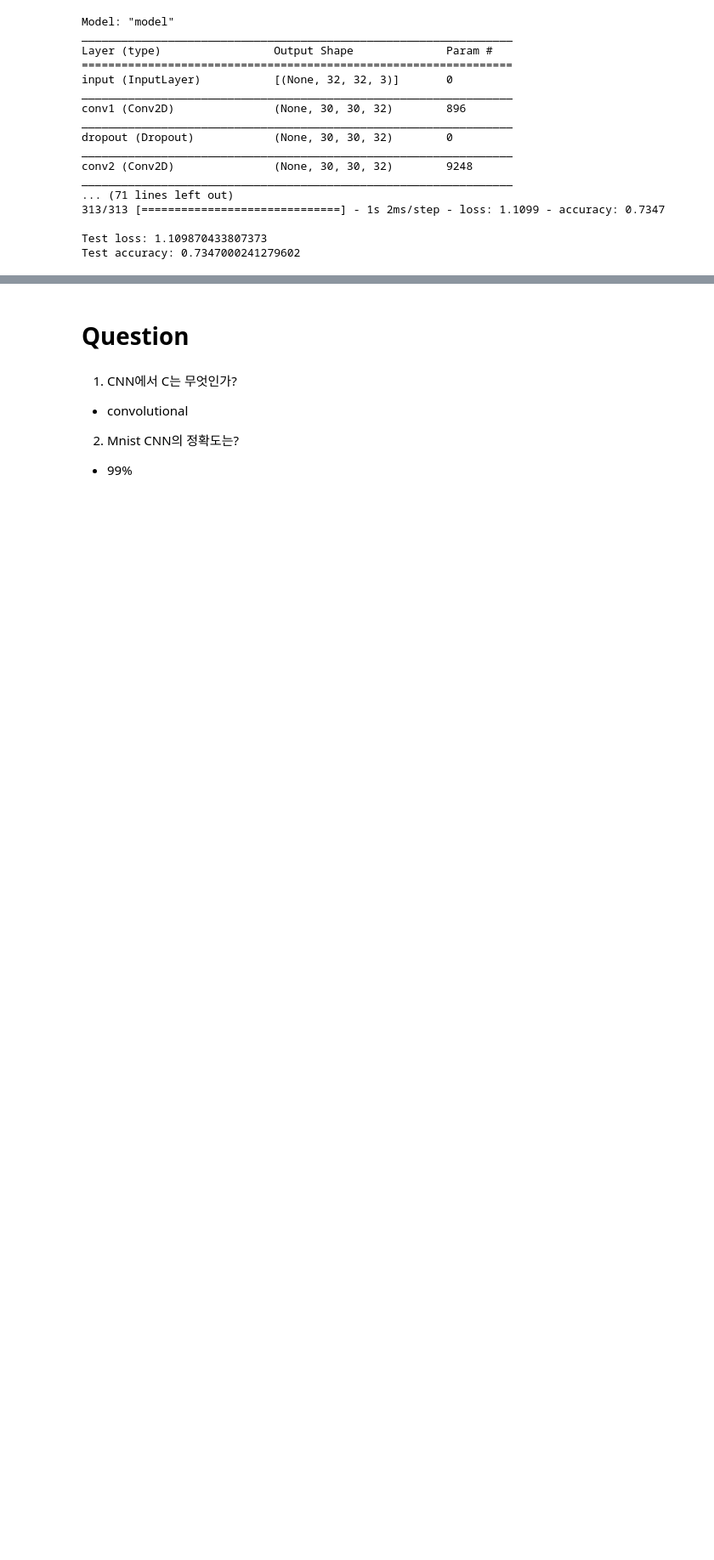
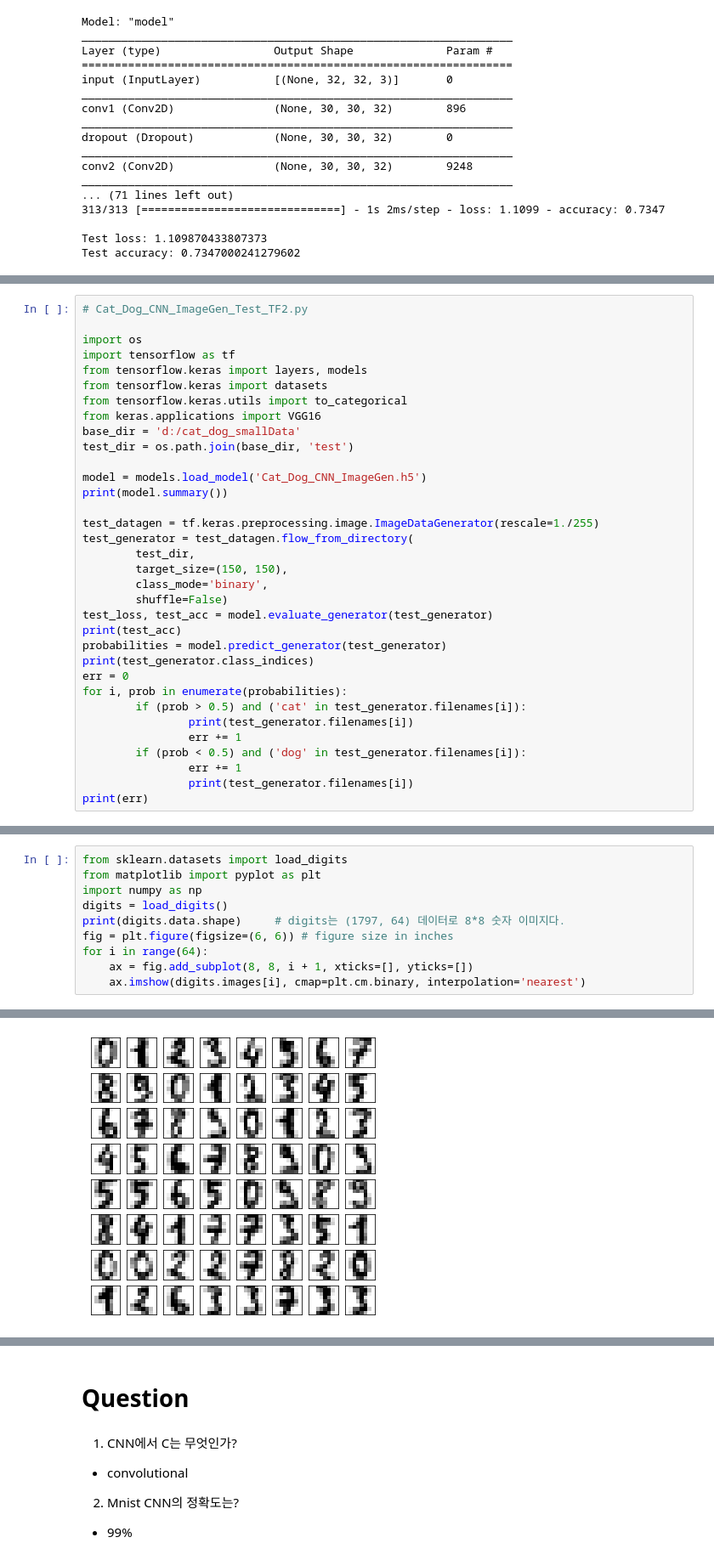
Before and after one commit to YoonSungLee/Reliability-Engineering, a Jupyter notebook: DataMining/Chapter06_Convolutional_Neural_Networkipynb.ipynb, the cells around one changed output, grey strips where cells are left out. Shown at 85% size. Cells and saved outputs as stored; diff of their text form; blank space fills up the shorter version.

```diff
--- a/DataMining/Chapter06_Convolutional_Neural_Networkipynb.ipynb
+++ b/DataMining/Chapter06_Convolutional_Neural_Networkipynb.ipynb
@@ -713,0 +1166,34 @@ Test accuracy: 0.7347000241279602
+# %%
+# Cat_Dog_CNN_ImageGen_Test_TF2.py
+
+import os
+import tensorflow as tf
+from tensorflow.keras import layers, models
+from tensorflow.keras import datasets
+from tensorflow.keras.utils import to_categorical
+from keras.applications import VGG16
+base_dir = 'd:/cat_dog_smallData'
+test_dir = os.path.join(base_dir, 'test')
+
+model = models.load_model('Cat_Dog_CNN_ImageGen.h5')
+print(model.summary())
+
+test_datagen = tf.keras.preprocessing.image.ImageDataGenerator(rescale=1./255)
+test_generator = test_datagen.flow_from_directory(
+        test_dir,
+        target_size=(150, 150),
+        class_mode='binary',
+        shuffle=False)
+test_loss, test_acc = model.evaluate_generator(test_generator)
+print(test_acc)
+probabilities = model.predict_generator(test_generator)
+print(test_generator.class_indices)
+err = 0
+for i, prob in enumerate(probabilities):
+        if (prob > 0.5) and ('cat' in test_generator.filenames[i]):
+                print(test_generator.filenames[i])
+                err += 1
+        if (prob < 0.5) and ('dog' in test_generator.filenames[i]):
+                err += 1
+                print(test_generator.filenames[i])
+print(err)
@@ -713,0 +1350,11 @@ Test accuracy: 0.7347000241279602
+# %%
+from sklearn.datasets import load_digits
+from matplotlib import pyplot as plt
+import numpy as np
+digits = load_digits()
+print(digits.data.shape)     # digits는 (1797, 64) 데이터로 8*8 숫자 이미지다.
+fig = plt.figure(figsize=(6, 6)) # figure size in inches
+for i in range(64):
+    ax = fig.add_subplot(8, 8, i + 1, xticks=[], yticks=[])
+    ax.imshow(digits.images[i], cmap=plt.cm.binary, interpolation='nearest')
+# %% [output]
@@ -713,0 +1362 @@ Test accuracy: 0.7347000241279602
+[figure, added]
```
Also changed, not shown: parts of 91 cells of this notebook.
